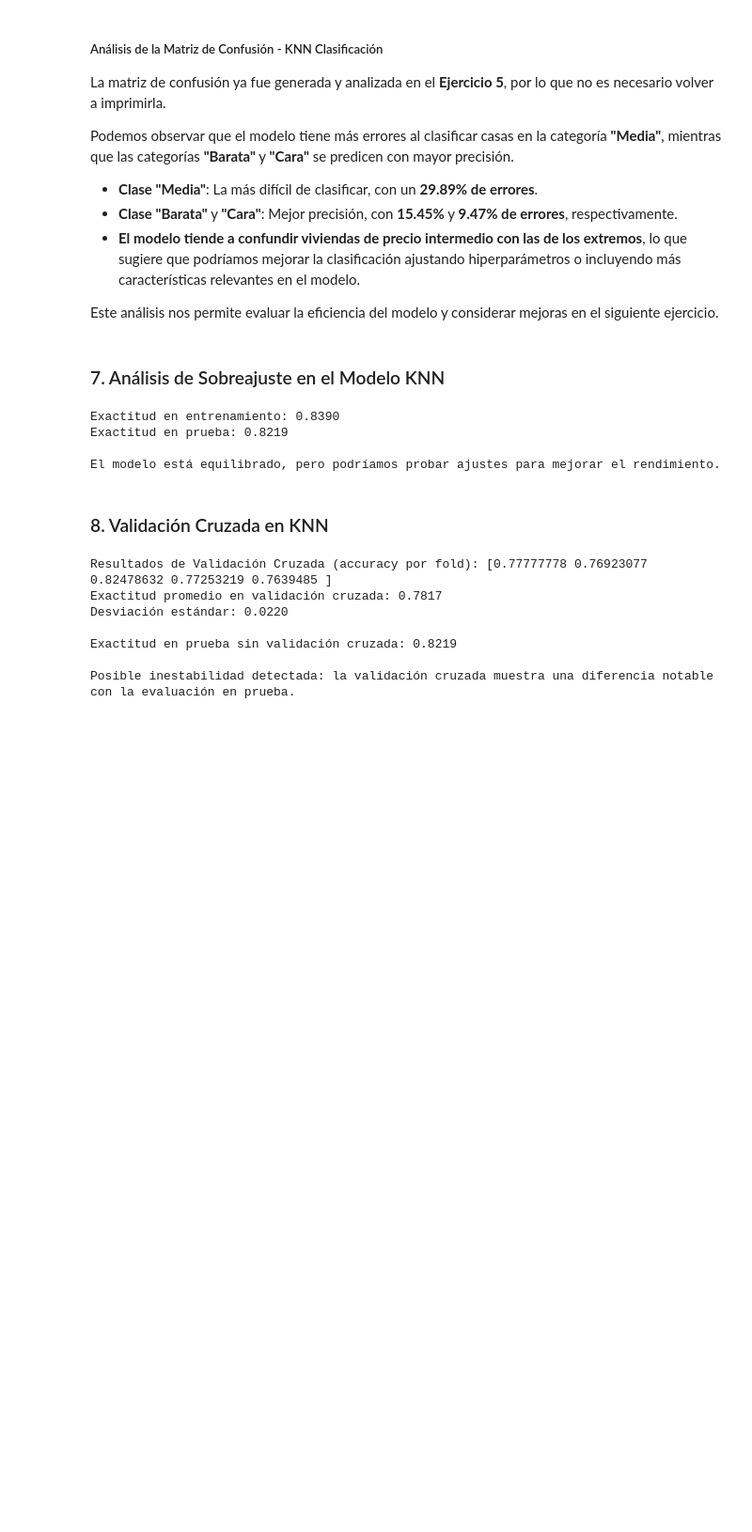
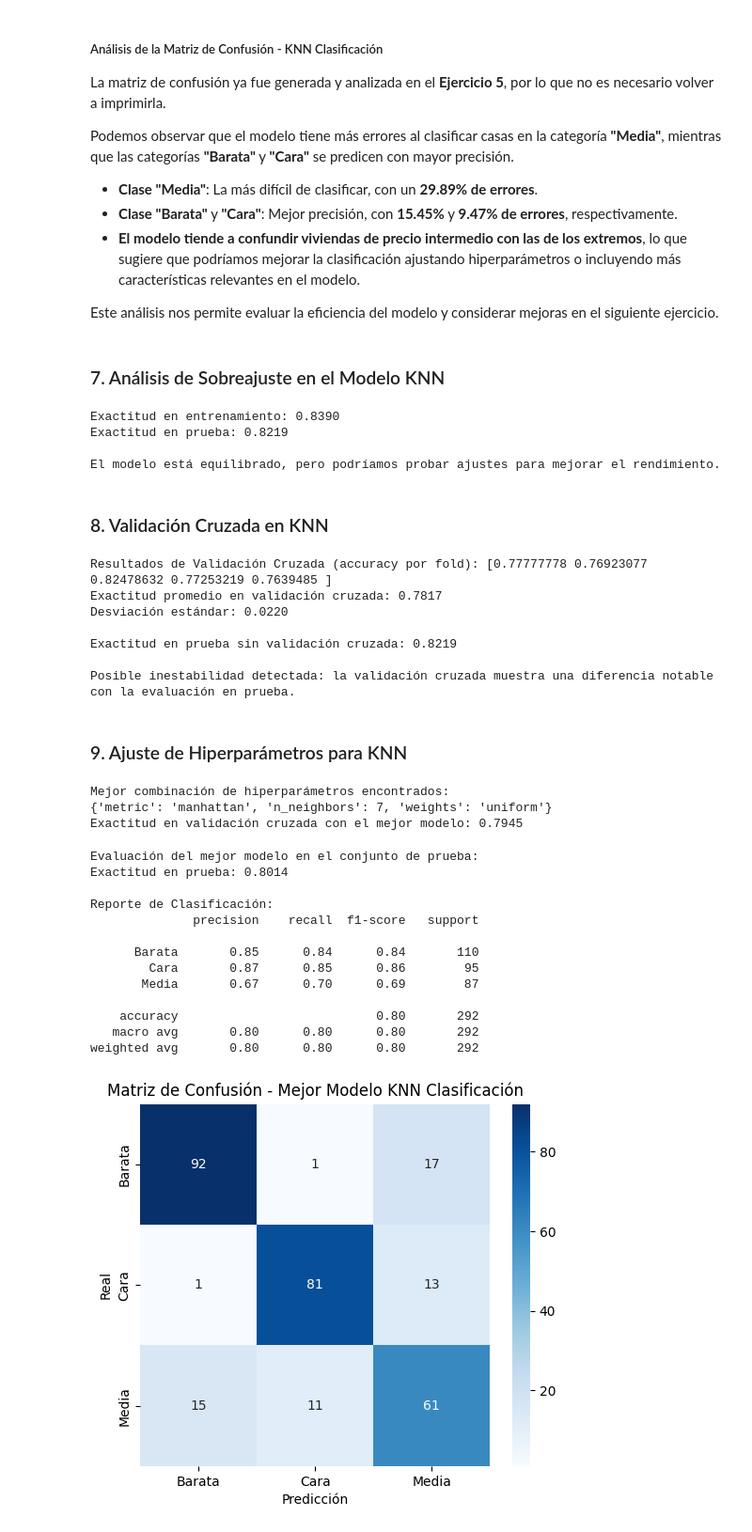
Before and after one commit to EstebanZG999/HT6Mineria, a Jupyter notebook: src/knn.ipynb, the cells around one changed output. Shown at 94% size. Saved outputs shown, nothing was run; the diff lists cells and outputs as text; code cells hidden in the pictures; blank space fills up the shorter version.

```diff
--- a/src/knn.ipynb
+++ b/src/knn.ipynb
@@ -486,3 +486,68 @@ Desviación estándar: 0.0220
 Exactitud en prueba sin validación cruzada: 0.8219
 
 Posible inestabilidad detectada: la validación cruzada muestra una diferencia notable con la evaluación en prueba.
+# %% [markdown]
+### 9. Ajuste de Hiperparámetros para KNN
+# %%
+from sklearn.model_selection import GridSearchCV
+
+# Definir el espacio de búsqueda de hiperparámetros
+param_grid = {
+    'n_neighbors': [3, 5, 7, 9, 11],
+    'weights': ['uniform', 'distance'],
+    'metric': ['euclidean', 'manhattan']
+}
+
+# Crear el clasificador base
+knn = KNeighborsClassifier()
+
+# Usar GridSearchCV con validación cruzada
+grid_search = GridSearchCV(knn, param_grid, cv=5, scoring='accuracy', n_jobs=-1)
+grid_search.fit(X_train_scaled, y_train)
+
+# Resultados
+print("Mejor combinación de hiperparámetros encontrados:")
+print(grid_search.best_params_)
+print(f"Exactitud en validación cruzada con el mejor modelo: {grid_search.best_score_:.4f}")
+# %% [output]
+Mejor combinación de hiperparámetros encontrados:
+{'metric': 'manhattan', 'n_neighbors': 7, 'weights': 'uniform'}
+Exactitud en validación cruzada con el mejor modelo: 0.7945
+# %%
+# Asegurar que el mejor modelo está definido
+best_knn = grid_search.best_estimator_
+
+# Evaluar el mejor modelo en el conjunto de prueba
+y_pred_best = best_knn.predict(X_test_scaled)
+
+# Métricas de evaluación
+print("\nEvaluación del mejor modelo en el conjunto de prueba:")
+print(f"Exactitud en prueba: {accuracy_score(y_test, y_pred_best):.4f}")
+
+# Reporte de clasificación
+print("\nReporte de Clasificación:")
+print(classification_report(y_test, y_pred_best))
+
+# Matriz de confusión del mejor modelo
+plt.figure(figsize=(6,5))
+sns.heatmap(confusion_matrix(y_test, y_pred_best), annot=True, fmt='d', cmap='Blues',
+            xticklabels=best_knn.classes_, yticklabels=best_knn.classes_)
+plt.xlabel("Predicción")
+plt.ylabel("Real")
+plt.title("Matriz de Confusión - Mejor Modelo KNN Clasificación")
+plt.show()
+# %% [output]
+Evaluación del mejor modelo en el conjunto de prueba:
+Exactitud en prueba: 0.8014
+
+Reporte de Clasificación:
+              precision    recall  f1-score   support
+
+      Barata       0.85      0.84      0.84       110
+        Cara       0.87      0.85      0.86        95
+       Media       0.67      0.70      0.69        87
+
+    accuracy                           0.80       292
+   macro avg       0.80      0.80      0.80       292
+weighted avg       0.80      0.80      0.80       292
+[figure, added]
```
